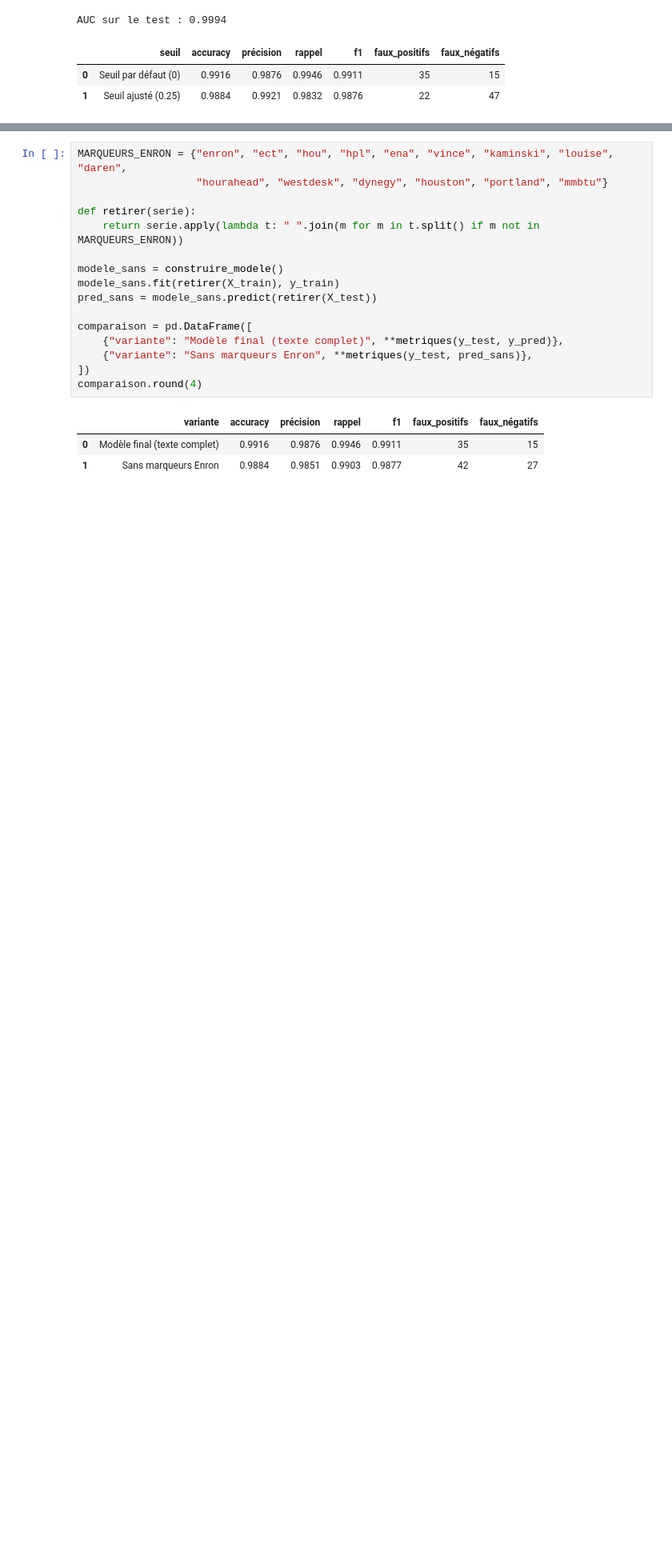
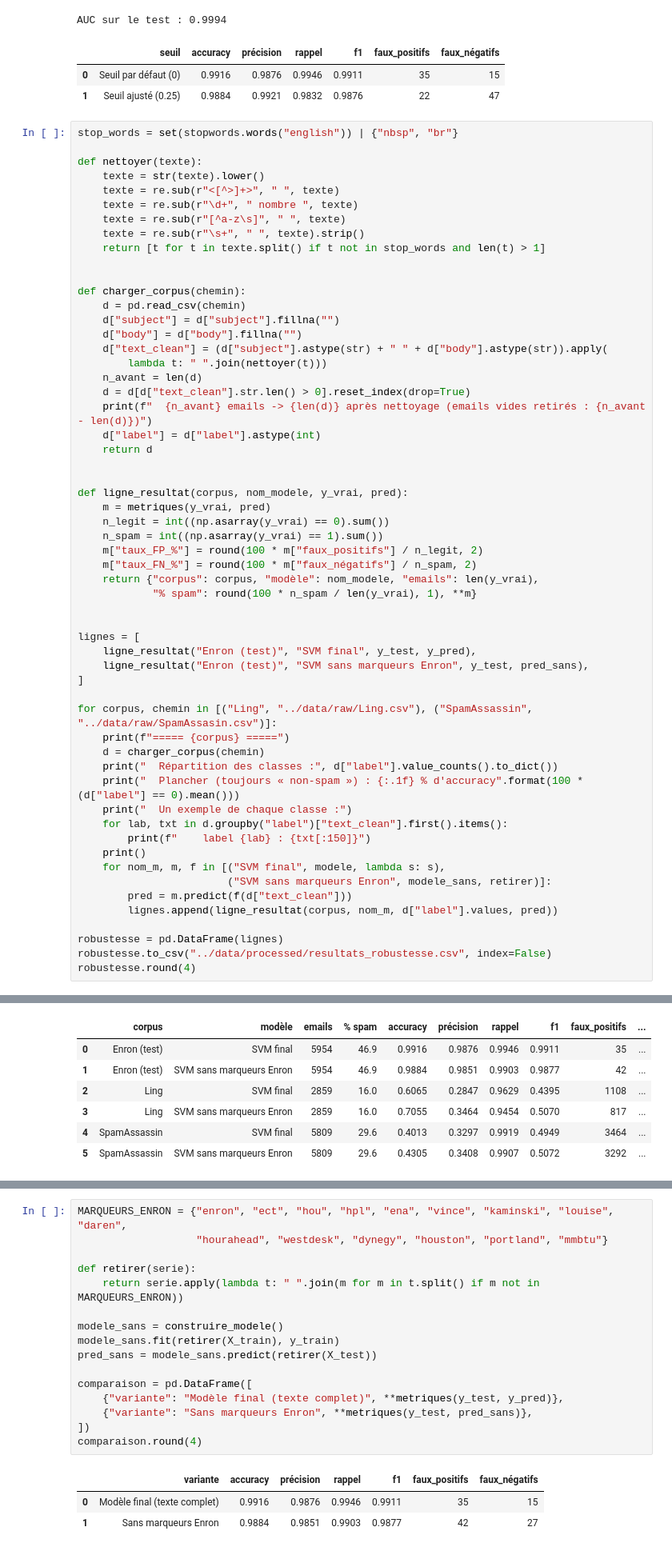
Before and after one commit to Abdoul-Aziz-Diallo/projet-spam, a Jupyter notebook: notebooks/notebooks_09_analyse_finale.ipynb, the cells around one changed output, grey strips where cells are left out. Shown at 80% size. Cells and saved outputs as stored; diff of their text form; blank space fills up the shorter version.

Commit message:
Ajout du gitignore et finalisation du projet

```diff
--- a/notebooks/notebooks_09_analyse_finale.ipynb
+++ b/notebooks/notebooks_09_analyse_finale.ipynb
@@ -151,3 +151,61 @@ AUC sur le test : 0.9994
 |  | seuil | accuracy | précision | rappel | f1 | faux_positifs | faux_négatifs |
 | 0 | Seuil par défaut (0) | 0.9916 | 0.9876 | 0.9946 | 0.9911 | 35 | 15 |
 | 1 | Seuil ajusté (0.25) | 0.9884 | 0.9921 | 0.9832 | 0.9876 | 22 | 47 |
+# %%
+stop_words = set(stopwords.words("english")) | {"nbsp", "br"}
+
+def nettoyer(texte):
+    texte = str(texte).lower()
+    texte = re.sub(r"<[^>]+>", " ", texte)
+    texte = re.sub(r"\d+", " nombre ", texte)
+    texte = re.sub(r"[^a-z\s]", " ", texte)
+    texte = re.sub(r"\s+", " ", texte).strip()
+    return [t for t in texte.split() if t not in stop_words and len(t) > 1]
+
+
+def charger_corpus(chemin):
+    d = pd.read_csv(chemin)
+    d["subject"] = d["subject"].fillna("")
+    d["body"] = d["body"].fillna("")
+    d["text_clean"] = (d["subject"].astype(str) + " " + d["body"].astype(str)).apply(
+        lambda t: " ".join(nettoyer(t)))
+    n_avant = len(d)
+    d = d[d["text_clean"].str.len() > 0].reset_index(drop=True)
+    print(f"  {n_avant} emails -> {len(d)} après nettoyage (emails vides retirés : {n_avant - len(d)})")
+    d["label"] = d["label"].astype(int)
+    return d
+
+
+def ligne_resultat(corpus, nom_modele, y_vrai, pred):
+    m = metriques(y_vrai, pred)
+    n_legit = int((np.asarray(y_vrai) == 0).sum())
+    n_spam = int((np.asarray(y_vrai) == 1).sum())
+    m["taux_FP_%"] = round(100 * m["faux_positifs"] / n_legit, 2)
+    m["taux_FN_%"] = round(100 * m["faux_négatifs"] / n_spam, 2)
+    return {"corpus": corpus, "modèle": nom_modele, "emails": len(y_vrai),
+            "% spam": round(100 * n_spam / len(y_vrai), 1), **m}
+
+
+lignes = [
+    ligne_resultat("Enron (test)", "SVM final", y_test, y_pred),
+    ligne_resultat("Enron (test)", "SVM sans marqueurs Enron", y_test, pred_sans),
+]
+
+for corpus, chemin in [("Ling", "../data/raw/Ling.csv"), ("SpamAssassin", "../data/raw/SpamAssasin.csv")]:
+    print(f"===== {corpus} =====")
+    d = charger_corpus(chemin)
+    print("  Répartition des classes :", d["label"].value_counts().to_dict())
+    print("  Plancher (toujours « non-spam ») : {:.1f} % d'accuracy".format(100 * (d["label"] == 0).mean()))
+    print("  Un exemple de chaque classe :")
+    for lab, txt in d.groupby("label")["text_clean"].first().items():
+        print(f"    label {lab} : {txt[:150]}")
+    print()
+    for nom_m, m, f in [("SVM final", modele, lambda s: s),
+                        ("SVM sans marqueurs Enron", modele_sans, retirer)]:
+        pred = m.predict(f(d["text_clean"]))
+        lignes.append(ligne_resultat(corpus, nom_m, d["label"].values, pred))
+
+robustesse = pd.DataFrame(lignes)
+robustesse.to_csv("../data/processed/resultats_robustesse.csv", index=False)
+robustesse.round(4)
+# %% [output]
@@ -154 +227,8 @@ AUC sur le test : 0.9994
+|  | corpus | modèle | emails | % spam | accuracy | précision | rappel | f1 | faux_positifs | ... |
+| 0 | Enron (test) | SVM final | 5954 | 46.9 | 0.9916 | 0.9876 | 0.9946 | 0.9911 | 35 | ... |
+| 1 | Enron (test) | SVM sans marqueurs Enron | 5954 | 46.9 | 0.9884 | 0.9851 | 0.9903 | 0.9877 | 42 | ... |
+| 2 | Ling | SVM final | 2859 | 16.0 | 0.6065 | 0.2847 | 0.9629 | 0.4395 | 1108 | ... |
+| 3 | Ling | SVM sans marqueurs Enron | 2859 | 16.0 | 0.7055 | 0.3464 | 0.9454 | 0.5070 | 817 | ... |
+| 4 | SpamAssassin | SVM final | 5809 | 29.6 | 0.4013 | 0.3297 | 0.9919 | 0.4949 | 3464 | ... |
+| 5 | SpamAssassin | SVM sans marqueurs Enron | 5809 | 29.6 | 0.4305 | 0.3408 | 0.9907 | 0.5072 | 3292 | ... |
 # %%
```
Also changed, not shown: parts of 8 cells of this notebook, 14 other files.
